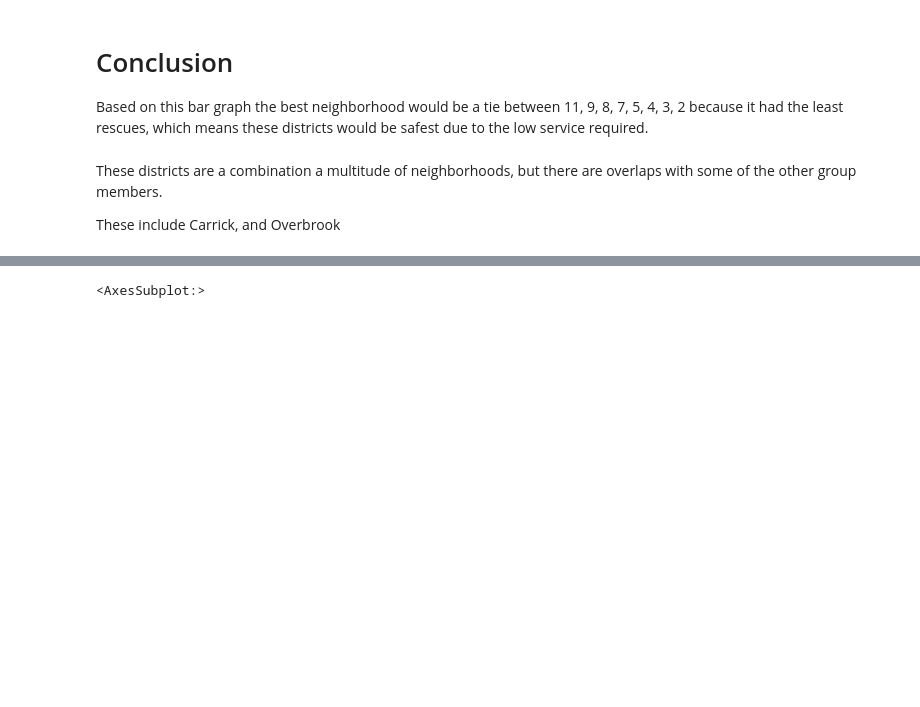
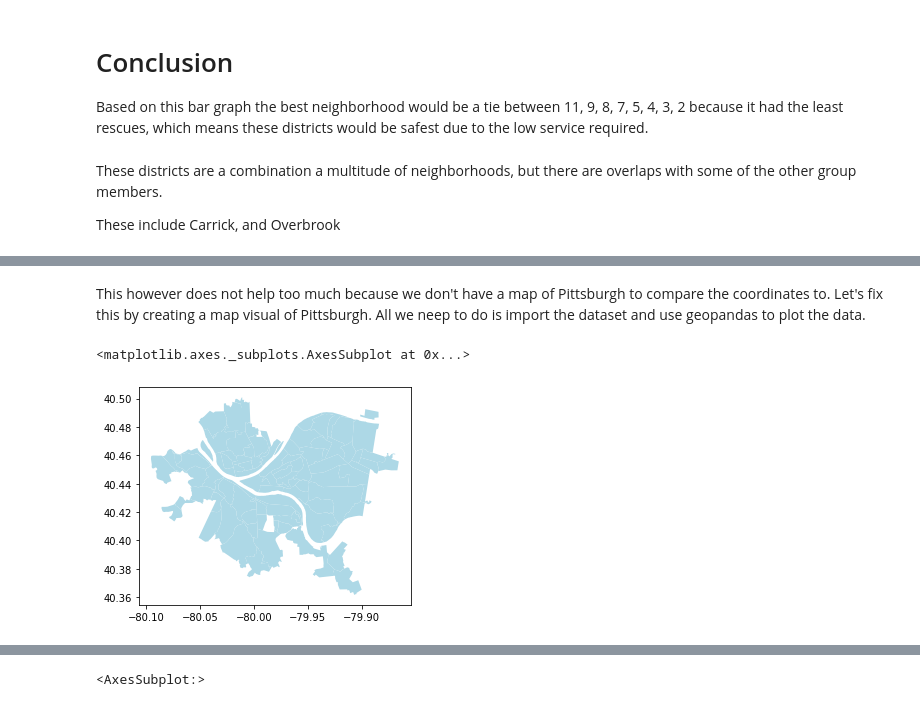
Before and after one commit to Jordantheboss00/CMPINF0010_FINAL_PROJECT, a Jupyter notebook: Final-Project-2.ipynb, the cells around one changed output, grey strips where cells are left out. Drawn from its saved outputs; the diff is of its cells as text; code cells hidden in the pictures; blank space fills up the shorter version.

```diff
--- a/Final-Project-2.ipynb
+++ b/Final-Project-2.ipynb
@@ -80,0 +114,9 @@ These include Carrick, and Overbrook
+# %% [markdown]
+This however does not help too much because we don't have a map of Pittsburgh to compare the coordinates to. Let's fix this by creating a map visual of Pittsburgh. All we neep to do is import the dataset and use geopandas to plot the data.
+# %%
+# import dataset
+neighborhoods = geopandas.read_file("Neighborhoods/Neighborhoods_.shp") # read in the shapefile
+neighborhoods.plot(color="lightblue") # plot the geopandas dataframe
+# %% [output]
+<matplotlib.axes._subplots.AxesSubplot at 0x...>
+[figure, added]
```
Also changed, not shown: parts of 23 cells of this notebook.
